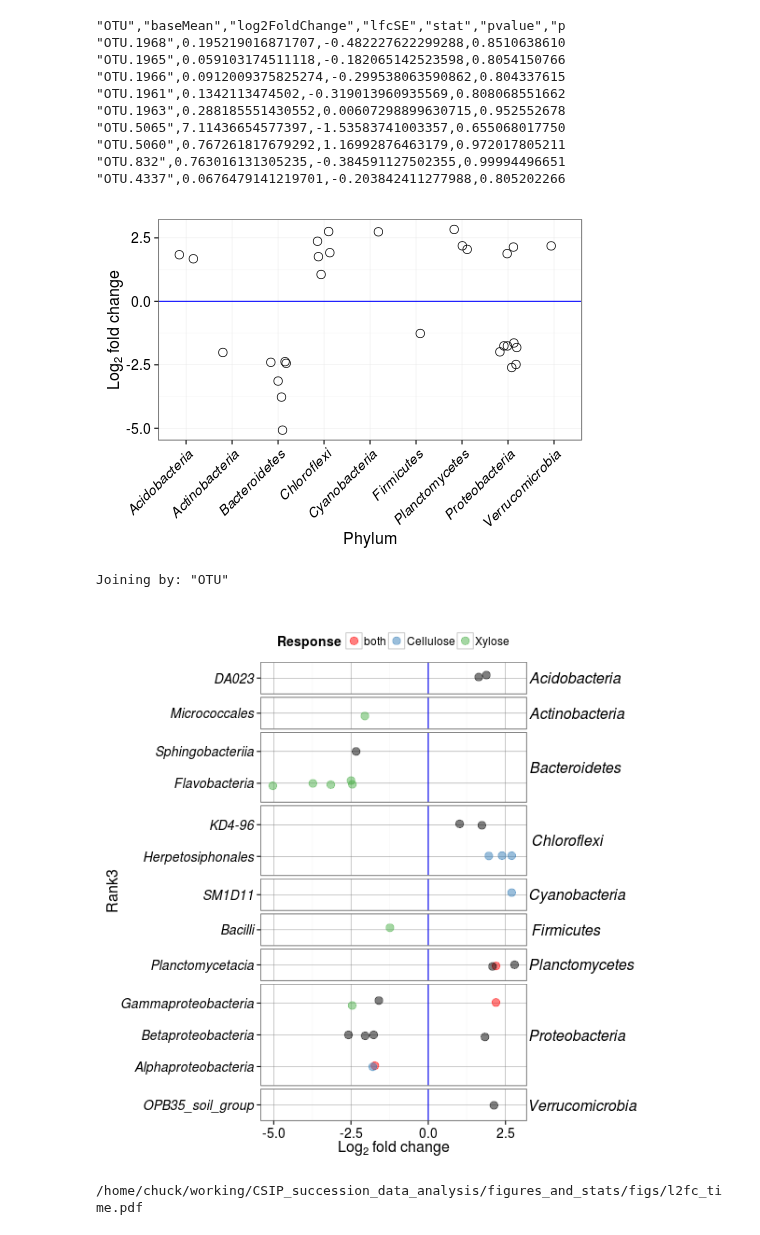
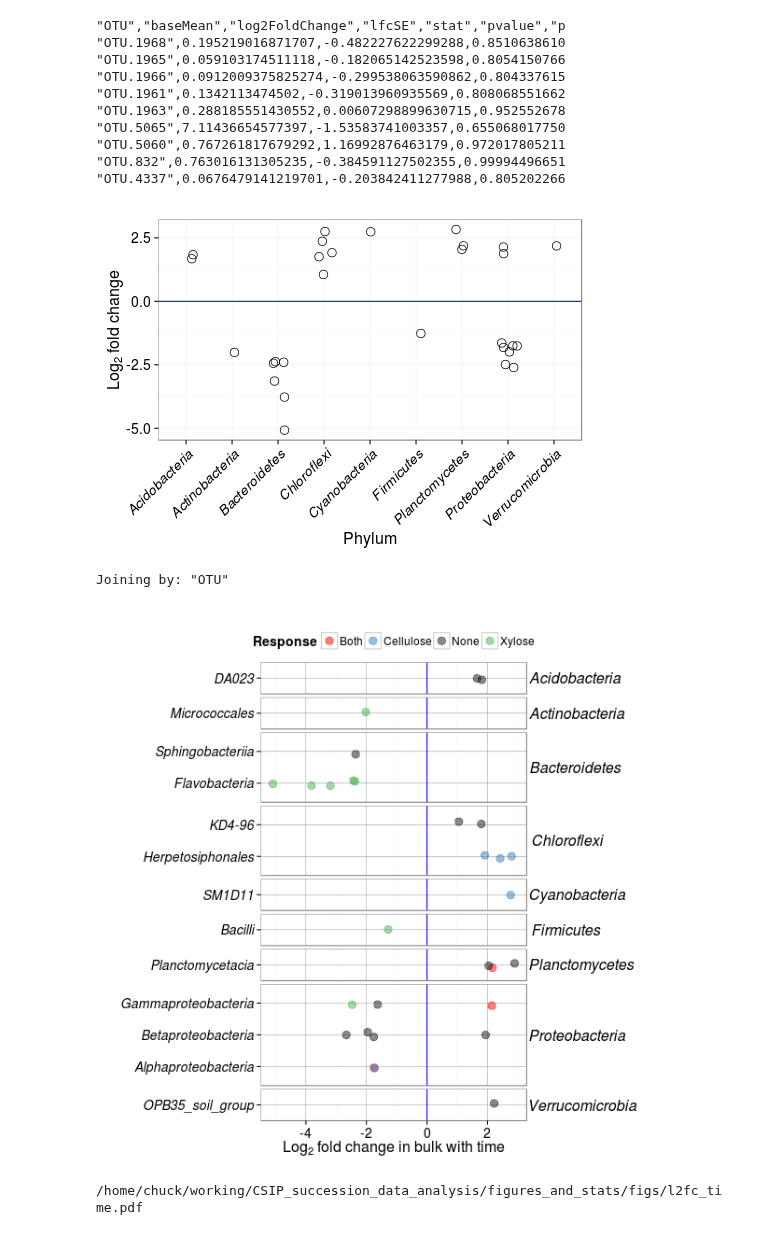
Before and after one commit to chuckpr/CSIP_succession_data_analysis, a Jupyter notebook: figures_and_stats/bulk_w_time.ipynb, the cells around one changed output. Saved outputs shown, nothing was run; the diff lists cells and outputs as text; code cells hidden in the pictures.

```diff
--- a/figures_and_stats/bulk_w_time.ipynb
+++ b/figures_and_stats/bulk_w_time.ipynb
@@ -44,7 +44,7 @@ df.rspndrs = read.csv("../data/l2fc_table.csv") %>%
     spread(Treatment, minP)
 
 rspnse = function(x) {
-    ifelse(sum(x <= FDR, na.rm = TRUE) == 2, "both", ifelse(!is.na(x[1]), "Cellulose", "Xylose"))
+    ifelse(sum(x <= FDR, na.rm = TRUE) == 2, "Both", ifelse(!is.na(x[1]), "Cellulose", "Xylose"))
 }
 
 df.rspndrs$rspnse = apply(df.rspndrs[,c("13CCPS", "13CXPS")], 1, rspnse)
@@ -104,6 +104,10 @@ l2fc.time = r %>%
     filter(baseMean > 0)
 
 write.csv(l2fc.time, "../data/l2fcWtime_table.csv", row.names = FALSE)
+# %%
+%%R
+l2fc.time = read.csv("../data/l2fcWtime_table.csv")
+r = l2fc.time
 # %%
 !head ../data/l2fcWtime_table.csv | cut -c 1-60
 # %% [output]
@@ -142,11 +146,11 @@ p = p + theme(axis.text.x = element_text(angle = 45, hjust = 1, size = 14, face
 
 p
 # %% [output]
-[figure, old version]
+[figure, new version]
 # %%
 %%R -h 600 -w 600
 
-colours = c("red", "#377eb8", "#4daf4a")
+colours = c("red", "#377eb8", "#151515", "#4daf4a")
 
 FDR = 0.10
 
@@ -156,36 +160,37 @@ d = r %>%
     filter(padj <= FDR)
 
 d = left_join(d, df.rspndrs)
+d$rspnse[is.na(d$rspnse)] = "None"
 
 p = ggplot(d, aes(y = Rank3, x = log2FoldChange, color = rspnse))
 
 p = p + geom_point(size = 6, shape = 20, alpha = 0.5, position = position_jitter(h = 0.10))
 
 p = p + facet_grid(Rank2 ~ ., scales = "free_y", space = "free")
 
 p = p + geom_vline(xintercept = 0, color = "blue")
 
 p = p + scale_color_manual(values = colours, na.value = "black")
 
 p = p + theme_bw()
 
-p = p + labs(x = expression(paste(Log[2]," fold change",sep="")), color = "Response")
+p = p + labs(x = expression(paste(Log[2]," fold change in bulk with time",sep="")), color = "Response", y = "")
 
 p = p + theme(axis.text.y = element_text(size = 14, face = "italic"),
               axis.text.x = element_text(size = 14),
               axis.title = element_text(size = 16),
               strip.text.y = element_text(angle = 0, hjust = 0.1, size = 16, face = "italic"),
               strip.background = element_blank(),
               panel.grid.major = element_line(colour = "#808080"),
               legend.position = "top",
               legend.title = element_text(size = 14),
               legend.text = element_text(size = 12))
 
 p.fc = p
 
 p.fc
 # %% [output]
 Joining by: "OTU"
-[figure, old version]
+[figure, new version]
 # %%
 %%R
```
Also changed, not shown: parts of 2 cells of this notebook, 3 other files.
